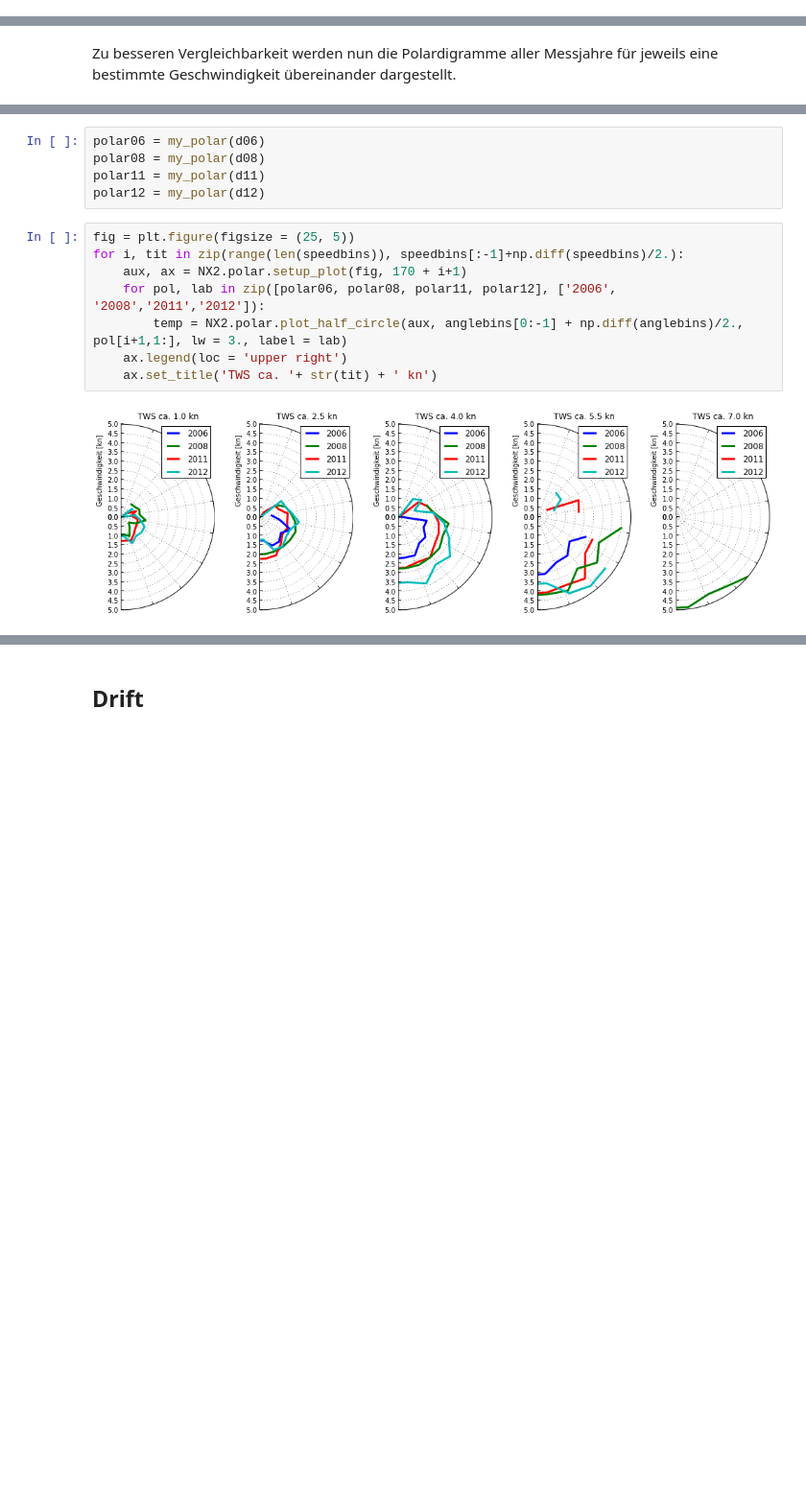
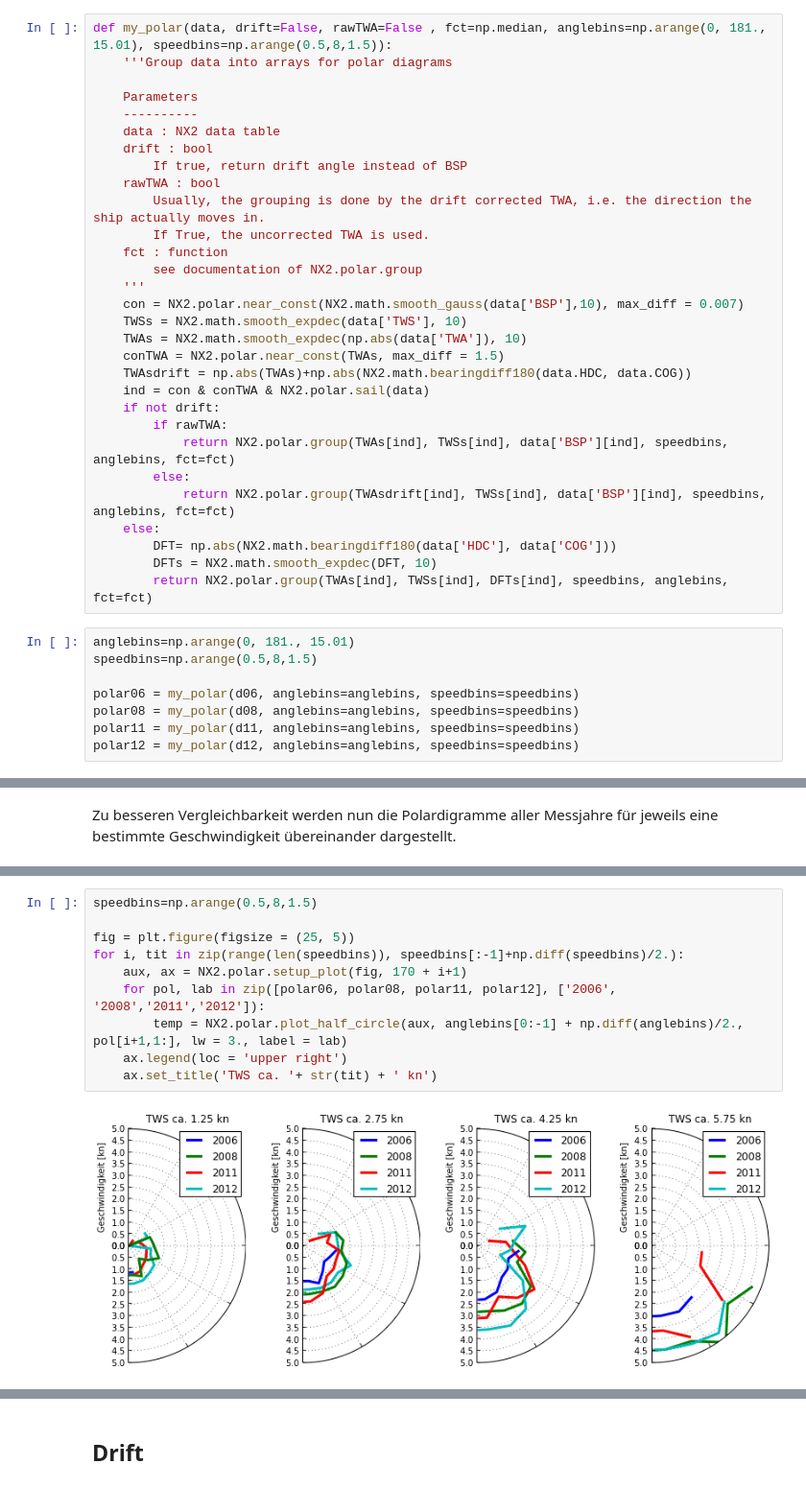
Before and after one commit to Roemerschiff/NX2, a Jupyter notebook: analysis/Polarplots.ipynb, the cells around one changed output, grey strips where cells are left out. Shown at 96% size. Saved outputs shown, nothing was run; the diff lists cells and outputs as text; blank space fills up the shorter version.

```diff
--- a/analysis/Polarplots.ipynb
+++ b/analysis/Polarplots.ipynb
@@ -295,3 +304,41 @@ Hier zeige ich einen Überblick von Polardiagrammen. Fur jeden Datensatz erzeuge
 1. Das linke Diagram benutzt in jedem Bin den Median, da der von den nicht gefilterten Ausreissern nicht so stark beeinflusst wird.
 2. Das mittelere Diagram bildet den Mittelwert.
 3. Das rechte Diagram zeigt den Logarithmus zur Basis 10 der Anzahl der Werte in jedem Bin.
+# %%
+def my_polar(data, drift=False, rawTWA=False , fct=np.median, anglebins=np.arange(0, 181., 15.01), speedbins=np.arange(0.5,8,1.5)):
+    '''Group data into arrays for polar diagrams
+
+    Parameters
+    ----------
+    data : NX2 data table
+    drift : bool
+        If true, return drift angle instead of BSP
+    rawTWA : bool
+        Usually, the grouping is done by the drift corrected TWA, i.e. the direction the ship actually moves in.
+        If True, the uncorrected TWA is used.
+    fct : function
+        see documentation of NX2.polar.group
+    '''
+    con = NX2.polar.near_const(NX2.math.smooth_gauss(data['BSP'],10), max_diff = 0.007)
+    TWSs = NX2.math.smooth_expdec(data['TWS'], 10)
+    TWAs = NX2.math.smooth_expdec(np.abs(data['TWA']), 10)
+    conTWA = NX2.polar.near_const(TWAs, max_diff = 1.5)
+    TWAsdrift = np.abs(TWAs)+np.abs(NX2.math.bearingdiff180(data.HDC, data.COG))
+    ind = con & conTWA & NX2.polar.sail(data)
+    if not drift:
+        if rawTWA:
+            return NX2.polar.group(TWAs[ind], TWSs[ind], data['BSP'][ind], speedbins, anglebins, fct=fct)
+        else:
+            return NX2.polar.group(TWAsdrift[ind], TWSs[ind], data['BSP'][ind], speedbins, anglebins, fct=fct)
+    else:
+        DFT= np.abs(NX2.math.bearingdiff180(data['HDC'], data['COG']))
+        DFTs = NX2.math.smooth_expdec(DFT, 10)
+        return NX2.polar.group(TWAs[ind], TWSs[ind], DFTs[ind], speedbins, anglebins, fct=fct)
+# %%
+anglebins=np.arange(0, 181., 15.01)
+speedbins=np.arange(0.5,8,1.5)
+
+polar06 = my_polar(d06, anglebins=anglebins, speedbins=speedbins)
+polar08 = my_polar(d08, anglebins=anglebins, speedbins=speedbins)
+polar11 = my_polar(d11, anglebins=anglebins, speedbins=speedbins)
+polar12 = my_polar(d12, anglebins=anglebins, speedbins=speedbins)
@@ -366,17 +387,14 @@ def my_polar(data, drift=False):
-# %%
-polar06 = my_polar(d06)
-polar08 = my_polar(d08)
-polar11 = my_polar(d11)
-polar12 = my_polar(d12)
 # %%
+speedbins=np.arange(0.5,8,1.5)
+
 fig = plt.figure(figsize = (25, 5))
 for i, tit in zip(range(len(speedbins)), speedbins[:-1]+np.diff(speedbins)/2.):
     aux, ax = NX2.polar.setup_plot(fig, 170 + i+1)
     for pol, lab in zip([polar06, polar08, polar11, polar12], ['2006', '2008','2011','2012']):
         temp = NX2.polar.plot_half_circle(aux, anglebins[0:-1] + np.diff(anglebins)/2., pol[i+1,1:], lw = 3., label = lab)
     ax.legend(loc = 'upper right')
     ax.set_title('TWS ca. '+ str(tit) + ' kn')
 # %% [output]
-[figure, old version]
+[figure, new version]
 # %% [markdown]
 Ich lese hier ab, dass die Lusoria Regina am langsamsten ist. Das kann natürlich verschiedene Gründe haben, einer davon ist, dass wir 2006 noch nicht so gut Segeln konnten und nicht das beste aus dem Schiff herausgeholt haben...
```
Also changed, not shown: parts of 27 cells of this notebook, 1 other file.
